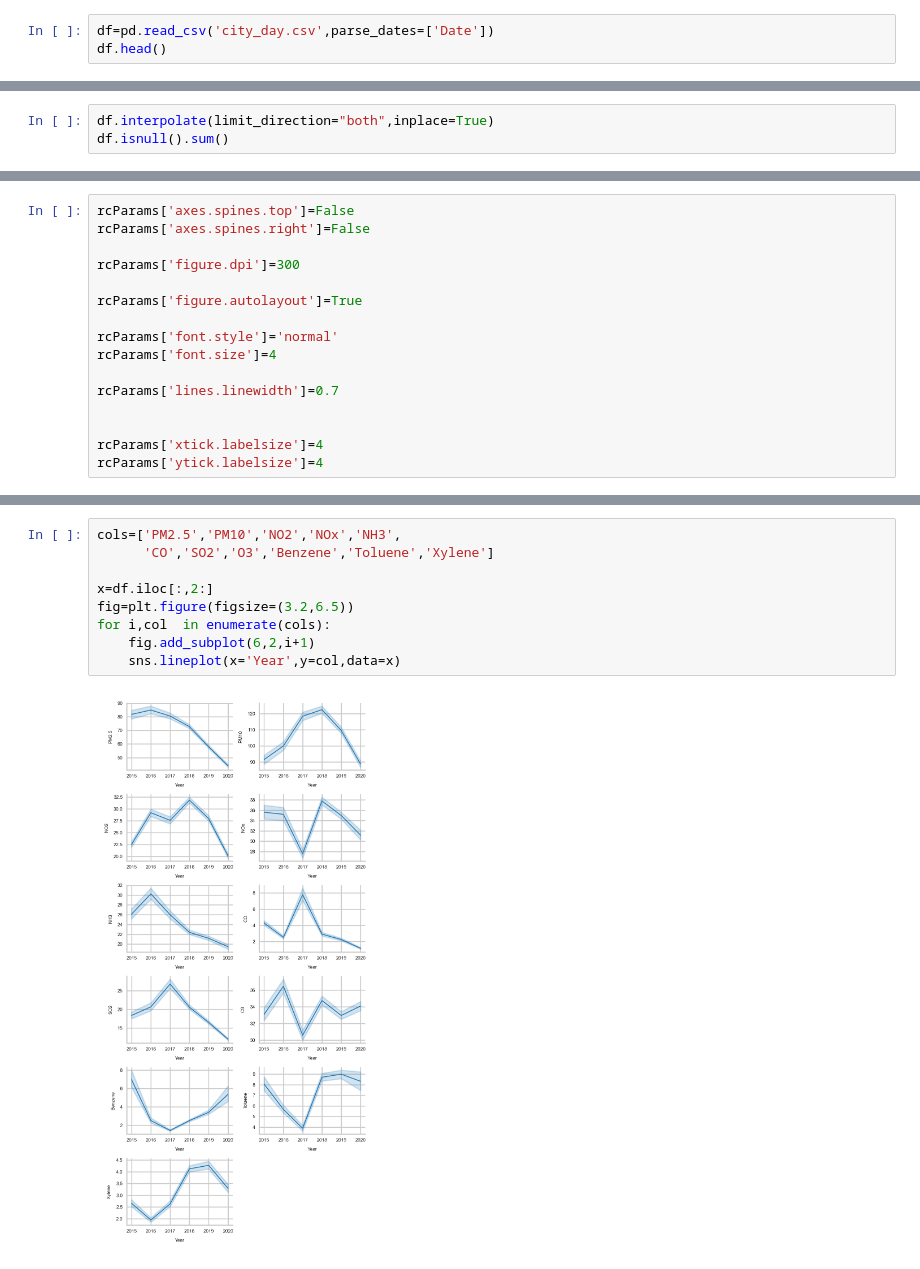
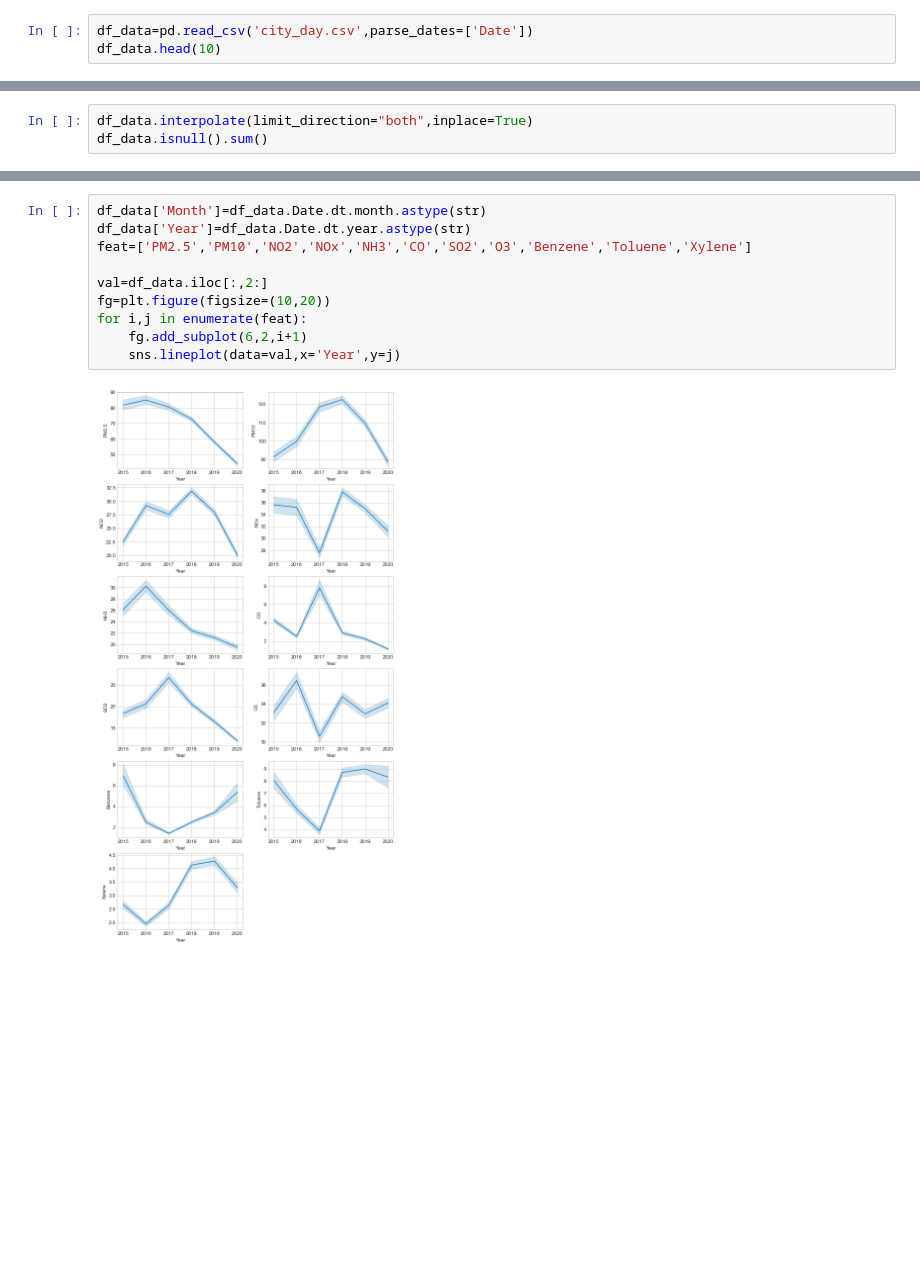
Before and after one commit to harisaisundhar/climate-malaria-canal, a Jupyter notebook: Air-poll/airpol.ipynb, the cells around one changed output, grey strips where cells are left out. Saved outputs shown, nothing was run; the diff lists cells and outputs as text; blank space fills up the shorter version.

```diff
--- a/Air-poll/airpol.ipynb
+++ b/Air-poll/airpol.ipynb
@@ -9,6 +9,6 @@ from scipy.stats import skew
 # %%
-df=pd.read_csv('city_day.csv',parse_dates=['Date'])
-df.head()
+df_data=pd.read_csv('city_day.csv',parse_dates=['Date'])
+df_data.head(10)
 # %% [output]
 |  | City | Date | PM2.5 | PM10 | NO | NO2 | NOx | NH3 | CO | SO2 | O3 | ... |
 | 0 | Ahmedabad | 2015-01-01 | NaN | NaN | 0.92 | 18.22 | 17.15 | NaN | 0.92 | 27.64 | 133.36 | ... |
@@ -54,6 +40,6 @@ missing_values.style.background_gradient(cmap='Blues')
 # %%
-df.interpolate(limit_direction="both",inplace=True)
-df.isnull().sum()
+df_data.interpolate(limit_direction="both",inplace=True)
+df_data.isnull().sum()
 # %% [output]
 City             0
 Date             0
@@ -72,20 +58,4 @@ Xylene           0
 AQI              0
 AQI_Bucket    4681
 dtype: int64
-# %%
-rcParams['axes.spines.top']=False
-rcParams['axes.spines.right']=False
-
-rcParams['figure.dpi']=300
-
-rcParams['figure.autolayout']=True
-
-rcParams['font.style']='normal'
-rcParams['font.size']=4
-
-rcParams['lines.linewidth']=0.7
-
-
-rcParams['xtick.labelsize']=4
-rcParams['ytick.labelsize']=4
 # %%
@@ -105,11 +72,12 @@ df['Year']=df.Date.dt.year.astype(str)
 # %%
-cols=['PM2.5','PM10','NO2','NOx','NH3',
-      'CO','SO2','O3','Benzene','Toluene','Xylene']
+df_data['Month']=df_data.Date.dt.month.astype(str)
+df_data['Year']=df_data.Date.dt.year.astype(str)
+feat=['PM2.5','PM10','NO2','NOx','NH3','CO','SO2','O3','Benzene','Toluene','Xylene']
 
-x=df.iloc[:,2:]
-fig=plt.figure(figsize=(3.2,6.5))
-for i,col  in enumerate(cols):
-    fig.add_subplot(6,2,i+1)
-    sns.lineplot(x='Year',y=col,data=x)
+val=df_data.iloc[:,2:]
+fg=plt.figure(figsize=(10,20))
+for i,j in enumerate(feat):
+    fg.add_subplot(6,2,i+1)
+    sns.lineplot(data=val,x='Year',y=j)
 # %% [output]
-[figure, old version]
+[figure, new version]
```
Also changed, not shown: parts of 13 cells of this notebook, 3 other files.
